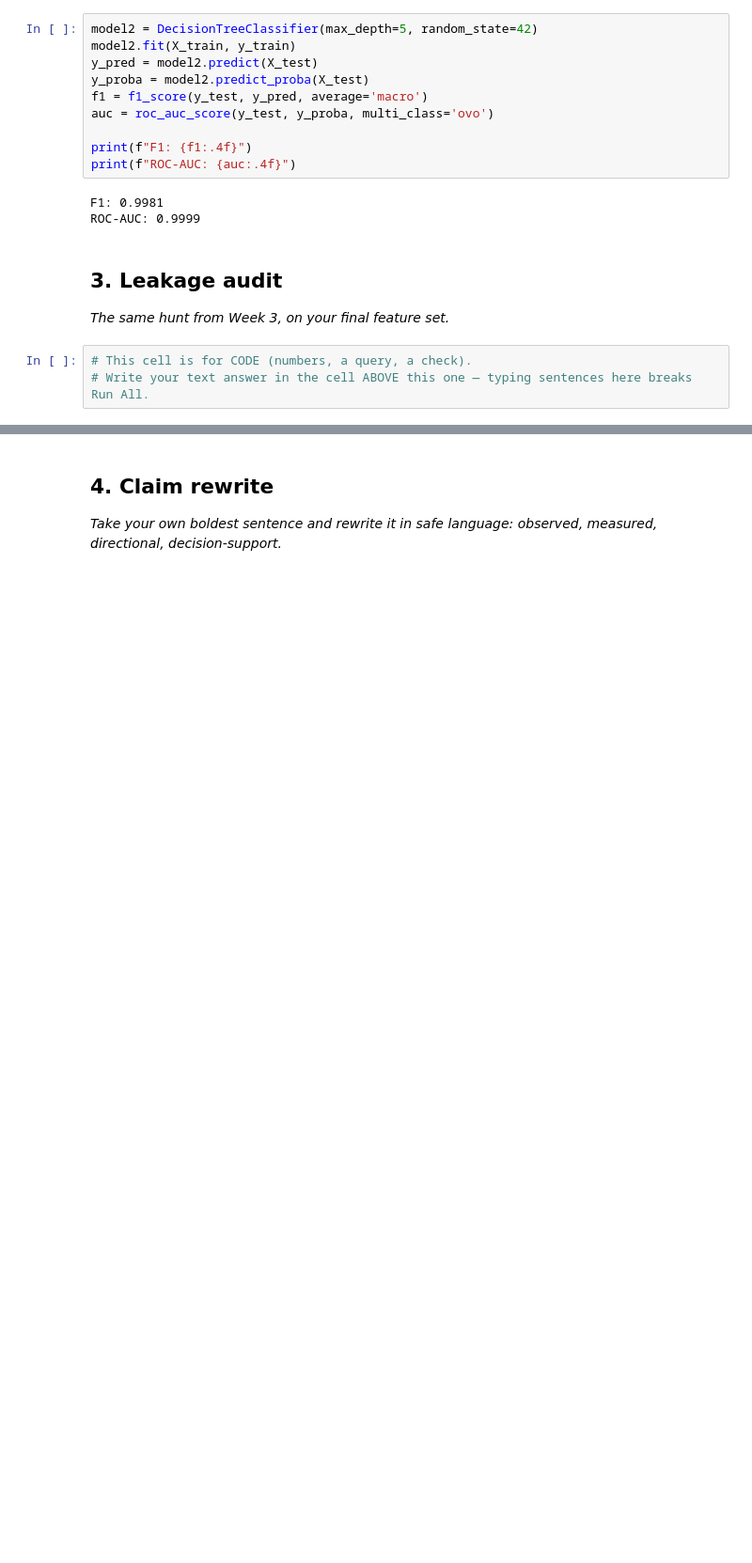
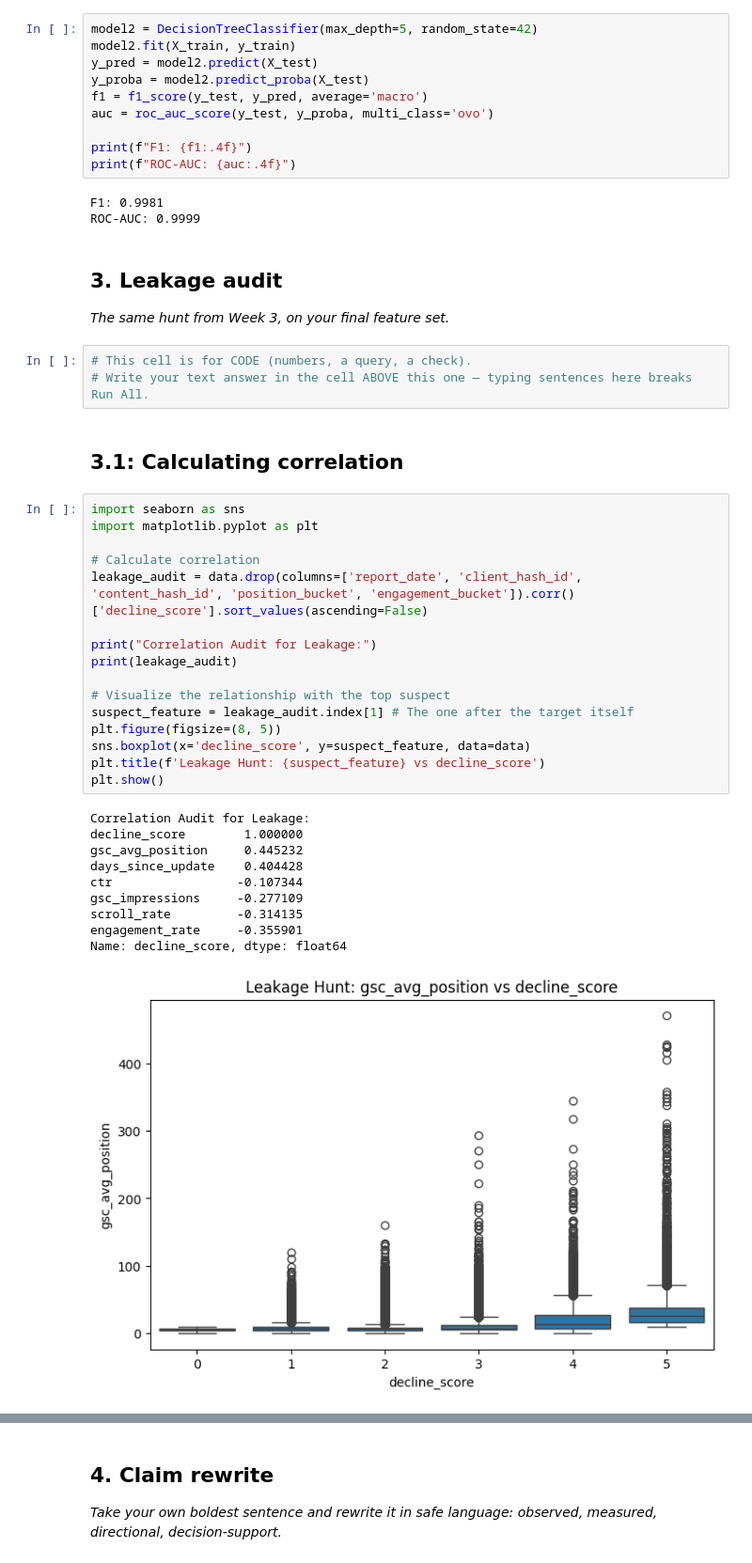
Before and after one commit to MuhammadFaizan0023/FlyRank_ML_internship_repo, a Jupyter notebook: work/notebooks/w06_validation_audit.ipynb, the cells around one changed output, grey strips where cells are left out. Shown at 94% size. Saved outputs shown, nothing was run; the diff lists cells and outputs as text; blank space fills up the shorter version.

```diff
--- a/work/notebooks/w06_validation_audit.ipynb
+++ b/work/notebooks/w06_validation_audit.ipynb
@@ -284,3 +294,32 @@ ROC-AUC: 0.9999
 # %%
 # This cell is for CODE (numbers, a query, a check).
 # Write your text answer in the cell ABOVE this one — typing sentences here breaks Run All.
+# %% [markdown]
+<h2>3.1: Calculating correlation</h2>
+# %%
+import seaborn as sns
+import matplotlib.pyplot as plt
+
+# Calculate correlation
+leakage_audit = data.drop(columns=['report_date', 'client_hash_id', 'content_hash_id', 'position_bucket', 'engagement_bucket']).corr()['decline_score'].sort_values(ascending=False)
+
+print("Correlation Audit for Leakage:")
+print(leakage_audit)
+
+# Visualize the relationship with the top suspect
+suspect_feature = leakage_audit.index[1] # The one after the target itself
+plt.figure(figsize=(8, 5))
+sns.boxplot(x='decline_score', y=suspect_feature, data=data)
+plt.title(f'Leakage Hunt: {suspect_feature} vs decline_score')
+plt.show()
+# %% [output]
+Correlation Audit for Leakage:
+decline_score        1.000000
+gsc_avg_position     0.445232
+days_since_update    0.404428
+ctr                 -0.107344
+gsc_impressions     -0.277109
+scroll_rate         -0.314135
+engagement_rate     -0.355901
+Name: decline_score, dtype: float64
+[figure, added]
```
Also changed, not shown: parts of 27 cells of this notebook.
